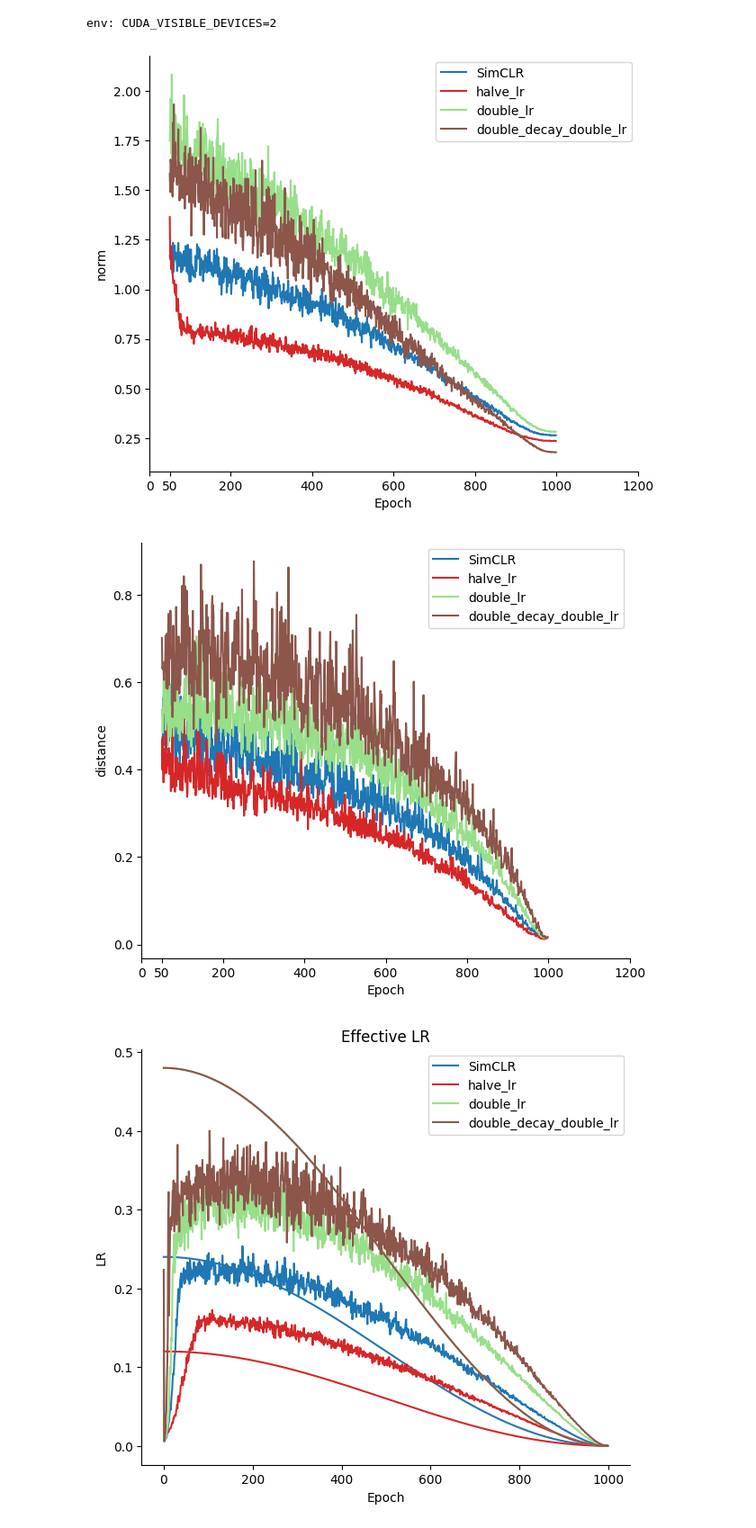
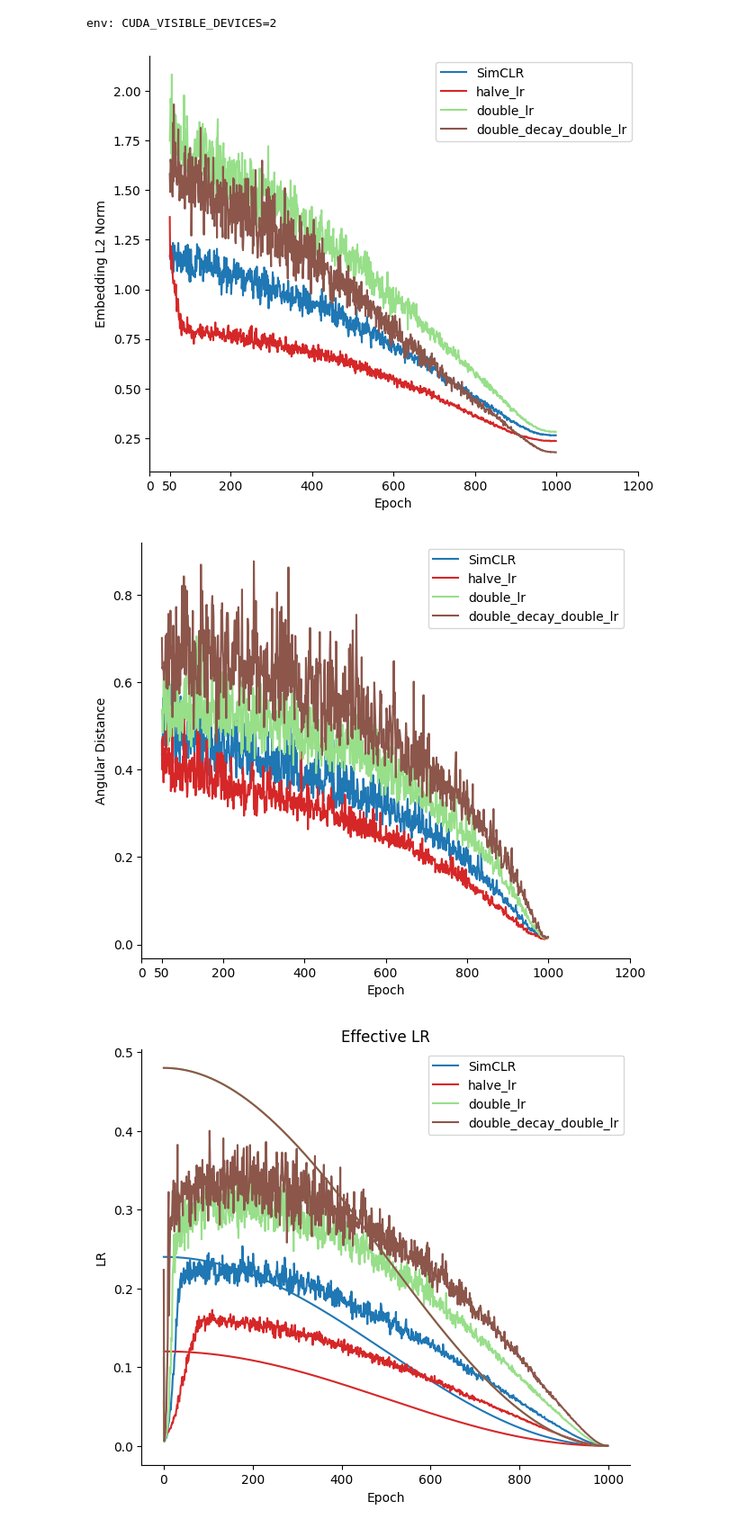
Before and after one commit to JuliBD/sssl, a Jupyter notebook: notebooks/plotting.ipynb, the cells around one changed output. Shown at 90% size. Saved outputs shown, nothing was run; the diff lists cells and outputs as text; code cells hidden in the pictures.

```diff
--- a/notebooks/plotting.ipynb
+++ b/notebooks/plotting.ipynb
@@ -87,42 +87,48 @@ def plot_histories(
             only_mean=only_mean
             )
 
-    ax.set_ylabel(metric_name)
+    metric_alias = dict(
+        norm = "Embedding L2 Norm",
+        distance = "Angular Distance"
+    )[metric_name]
+
+    ax.set_ylabel(metric_alias)
 
     # Add the first x-value if it's not already included
     xticks = ax.get_xticks()
     first_x = from_epoch
     if first_x not in xticks:
         xticks = np.insert(xticks, 0, first_x)
     ax.set_xticks(xticks)
 
     ax.legend()
     fig.show()
 
 
 cmap = mpl.colormaps['tab20']
 
 paths = dict(
     SimCLR = (cmap(0), "logs/No_schedule-_No_decay-1000/l2/SimCLR-1000/embed_history.npy"),
     # no_decay = (cmap(1), "logs/No_schedule-_No_decay-1000/l2/no_decay/embed_history.npy"),
     # no_decay_no_momentum = (cmap(2), "logs/No_schedule-_No_decay-1000/l2/no_decay-no_momentum/embed_history.npy"),
     # no_momentum = (cmap(9), "logs/No_schedule-_No_decay-1000/l2/no_momentum/embed_history.npy"),
     # no_schedule = (cmap(4), "logs/No_schedule-_No_decay-1000/l2/no_schedule/embed_history.npy"),
     # no_decay_no_schedule = (cmap(3), "logs/No_schedule-_No_decay-1000/l2/no_decay-no_schedule/embed_history.npy"),
     # mono = (cmap(5), "logs/Point_tracking-1000/mono/version_2/embed_history.npy"),
     # gradscale = (cmap(6), "logs/Point_tracking-1000/gradscale/version_46/embed_history.npy"),
     # inv_gradscale = (cmap(7), "logs/Point_tracking-1000/inv_gradscale/version_3/embed_history.npy"),
     halve_lr = (cmap(6), "logs/No_schedule-_No_decay-1000/l2/version_2/embed_history.npy"),
     # no_decay_double_lr = (cmap(8), "logs/No_schedule-_No_decay-1000/no_decay_double_lr/version_1/embed_history.npy"),
     double_lr = (cmap(5), "logs/No_schedule-_No_decay-1000/double_lr/version_1/embed_history.npy"),
     double_decay_double_lr = (cmap(10), "logs/No_schedule-_No_decay-1000/double_decay_double_lr/version_0/embed_history.npy")
 )
 from_epoch = 50
-plot_histories(paths, metric_name="norm", from_epoch=from_epoch, up_to_epoch=1000, only_mean=True)
-plot_histories(paths, metric_name="distance", from_epoch=from_epoch, up_to_epoch=-1, only_mean=True)
+up_to_epoch = 1000
+plot_histories(paths, metric_name="norm", from_epoch=from_epoch, up_to_epoch=up_to_epoch, only_mean=True)
+plot_histories(paths, metric_name="distance", from_epoch=from_epoch, up_to_epoch=up_to_epoch, only_mean=True)
 # %% [output]
-[figure, old version]
+[figure, new version]
-[figure, old version]
+[figure, new version]
 # %%
 from tbparse import SummaryReader
 from matplotlib import pyplot as plt
```
Also changed, not shown: parts of 5 cells of this notebook, 3 other files.
